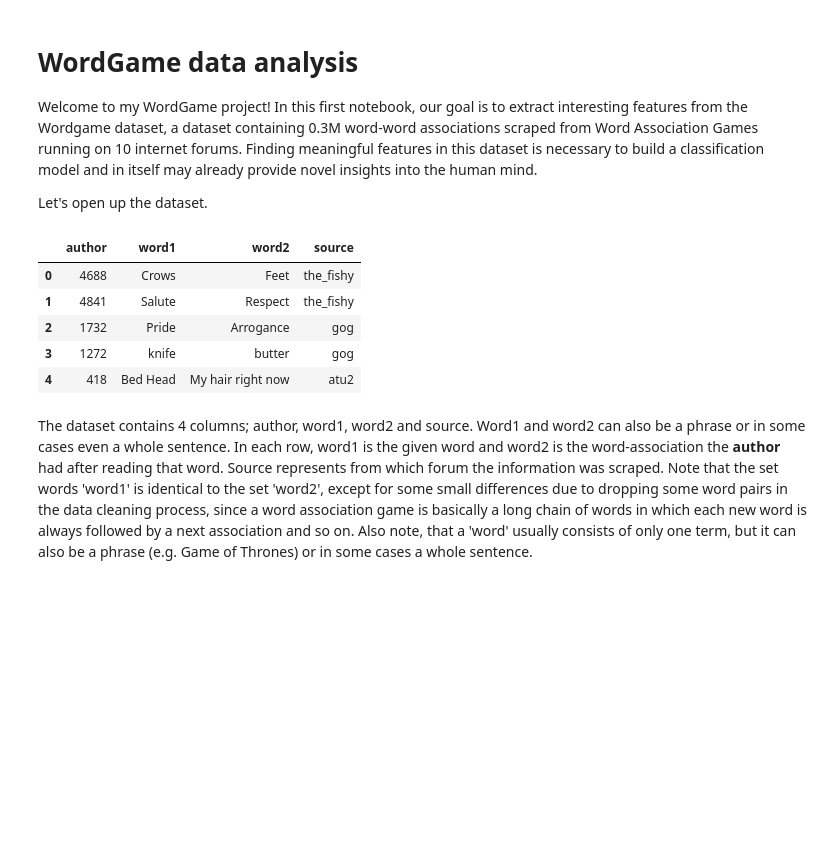
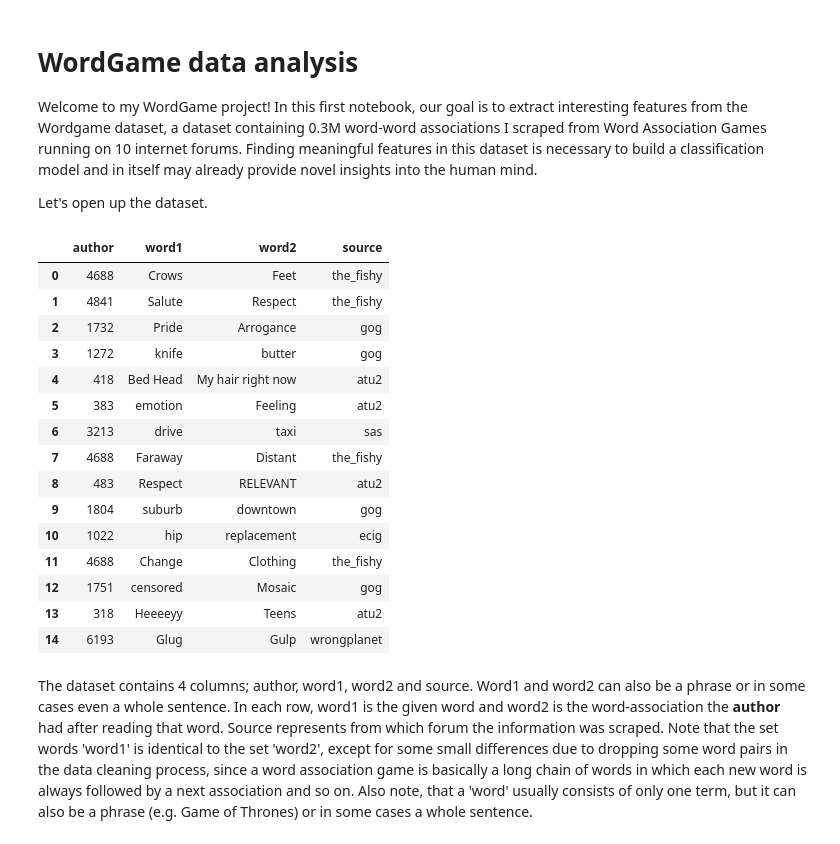
Before and after one commit to louweal/wordgame, a Jupyter notebook: notebooks/Wordgame Data Analysis.ipynb, the cells around one changed output. Drawn from its saved outputs; the diff is of its cells as text; code cells hidden in the pictures; blank space fills up the shorter version.

```diff
--- a/notebooks/Wordgame Data Analysis.ipynb
+++ b/notebooks/Wordgame Data Analysis.ipynb
@@ -1,29 +1,39 @@
 # %% [markdown]
 # WordGame data analysis
 
-Welcome to my WordGame project! In this first notebook, our goal is to extract interesting features from the Wordgame dataset, a dataset containing 0.3M word-word associations scraped from Word Association Games running on 10 internet forums. Finding meaningful features in this dataset is necessary to build a classification model and in itself may already provide novel insights into the human mind.
+Welcome to my WordGame project! In this first notebook, our goal is to extract interesting features from the Wordgame dataset, a dataset containing 0.3M word-word associations I scraped from Word Association Games running on 10 internet forums. Finding meaningful features in this dataset is necessary to build a classification model and in itself may already provide novel insights into the human mind.
 
 Let's open up the dataset.
 # %%
 import pandas as pd
 import numpy as np
 import matplotlib.pyplot as plt
 import seaborn as sns
 
 #df = pd.read_csv('../input/wordgame_201706.csv')
 df = pd.read_csv('../data/processed/wordgame_201706.csv', dtype='object')
 #store words as string
 df['word1'] = df['word1'].astype('str')
 df['word2'] = df['word2'].astype('str')
 #print first rows
-df.head()
+df.head(15)
 # %% [output]
 |  | author | word1 | word2 | source |
 | 0 | 4688 | Crows | Feet | the_fishy |
 | 1 | 4841 | Salute | Respect | the_fishy |
 | 2 | 1732 | Pride | Arrogance | gog |
 | 3 | 1272 | knife | butter | gog |
 | 4 | 418 | Bed Head | My hair right now | atu2 |
+| 5 | 383 | emotion | Feeling | atu2 |
+| 6 | 3213 | drive | taxi | sas |
+| 7 | 4688 | Faraway | Distant | the_fishy |
+| 8 | 483 | Respect | RELEVANT | atu2 |
+| 9 | 1804 | suburb | downtown | gog |
+| 10 | 1022 | hip | replacement | ecig |
+| 11 | 4688 | Change | Clothing | the_fishy |
+| 12 | 1751 | censored | Mosaic | gog |
+| 13 | 318 | Heeeeyy | Teens | atu2 |
+| 14 | 6193 | Glug | Gulp | wrongplanet |
 # %% [markdown]
 The dataset contains 4 columns; author, word1, word2 and source. Word1 and word2 can also be a phrase or in some cases even a whole sentence. In each row, word1 is the given word and word2 is the word-association the **author** had after reading that word. Source represents from which forum the information was scraped. Note that the set words 'word1' is identical to the set 'word2', except for some small differences due to dropping some word pairs in the data cleaning process, since a word association game is basically a long chain of words in which each new word is always followed by a next association and so on. Also note, that a 'word' usually consists of only one term, but it can also be a phrase (e.g. Game of Thrones) or in some cases a whole sentence.
 # %% [markdown]
```
Also changed, not shown: parts of 12 cells of this notebook.
